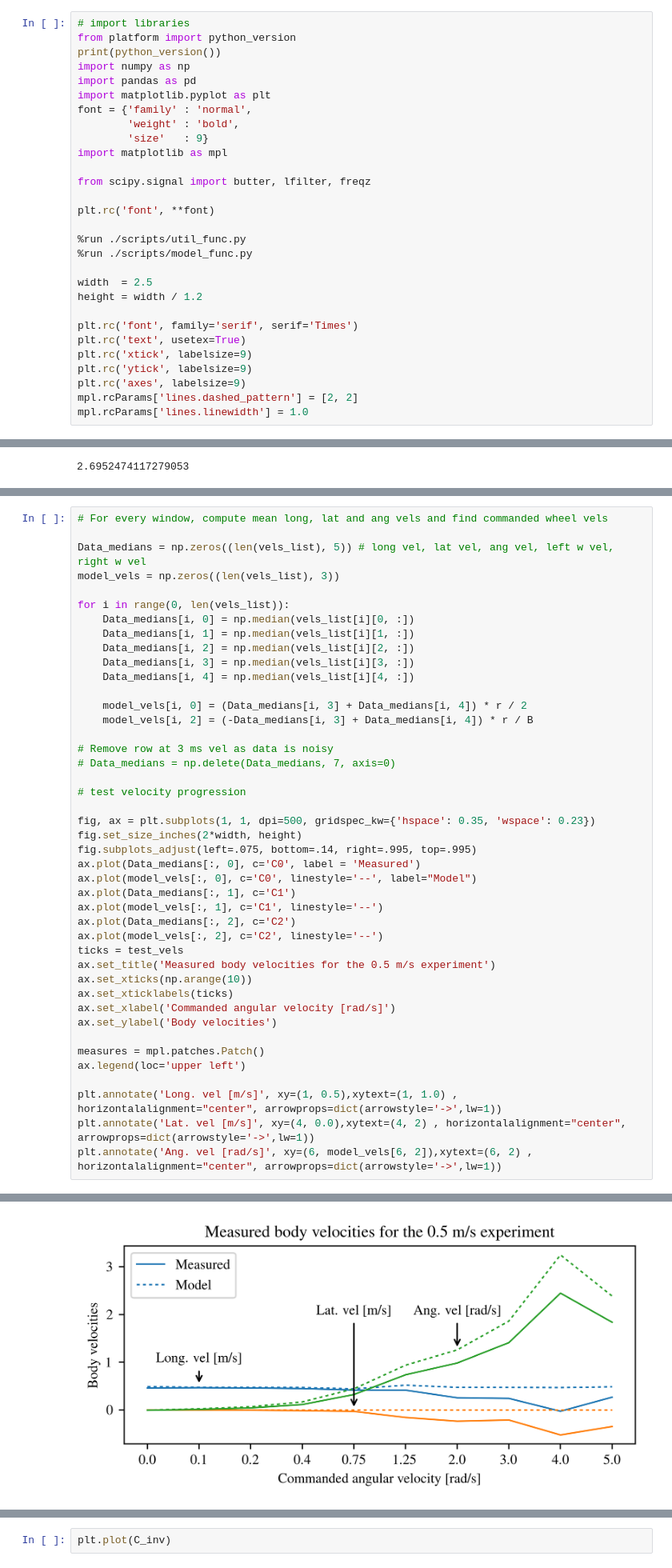
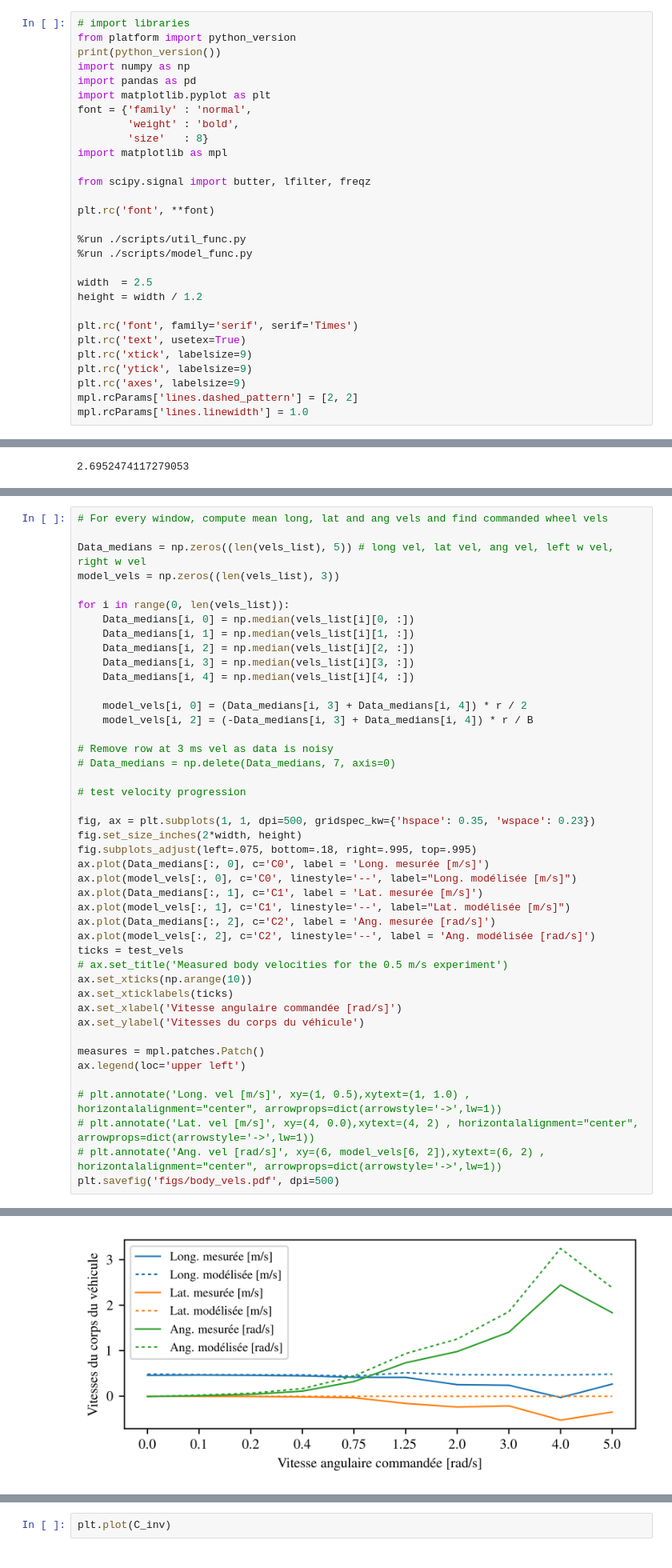
Before and after one commit to DomBaril/GSO-7107, a Jupyter notebook: Analysis.ipynb, the cells around one changed output, grey strips where cells are left out. Shown at 80% size. Drawn from its saved outputs; the diff is of its cells as text.

```diff
--- a/Analysis.ipynb
+++ b/Analysis.ipynb
@@ -7,7 +7,7 @@ import pandas as pd
 import matplotlib.pyplot as plt
 font = {'family' : 'normal',
         'weight' : 'bold',
-        'size'   : 9}
+        'size'   : 8}
 import matplotlib as mpl
 
 from scipy.signal import butter, lfilter, freqz
@@ -206,24 +206,25 @@ for i in range(0, len(vels_list)):
 
 fig, ax = plt.subplots(1, 1, dpi=500, gridspec_kw={'hspace': 0.35, 'wspace': 0.23})
 fig.set_size_inches(2*width, height)
-fig.subplots_adjust(left=.075, bottom=.14, right=.995, top=.995)
-ax.plot(Data_medians[:, 0], c='C0', label = 'Measured')
-ax.plot(model_vels[:, 0], c='C0', linestyle='--', label="Model")
-ax.plot(Data_medians[:, 1], c='C1')
-ax.plot(model_vels[:, 1], c='C1', linestyle='--')
-ax.plot(Data_medians[:, 2], c='C2')
-ax.plot(model_vels[:, 2], c='C2', linestyle='--')
+fig.subplots_adjust(left=.075, bottom=.18, right=.995, top=.995)
+ax.plot(Data_medians[:, 0], c='C0', label = 'Long. mesurée [m/s]')
+ax.plot(model_vels[:, 0], c='C0', linestyle='--', label="Long. modélisée [m/s]")
+ax.plot(Data_medians[:, 1], c='C1', label = 'Lat. mesurée [m/s]')
+ax.plot(model_vels[:, 1], c='C1', linestyle='--', label="Lat. modélisée [m/s]")
+ax.plot(Data_medians[:, 2], c='C2', label = 'Ang. mesurée [rad/s]')
+ax.plot(model_vels[:, 2], c='C2', linestyle='--', label = 'Ang. modélisée [rad/s]')
 ticks = test_vels
-ax.set_title('Measured body velocities for the 0.5 m/s experiment')
+# ax.set_title('Measured body velocities for the 0.5 m/s experiment')
 ax.set_xticks(np.arange(10))
 ax.set_xticklabels(ticks)
-ax.set_xlabel('Commanded angular velocity [rad/s]')
-ax.set_ylabel('Body velocities')
+ax.set_xlabel('Vitesse angulaire commandée [rad/s]')
+ax.set_ylabel('Vitesses du corps du véhicule')
 
 measures = mpl.patches.Patch()
 ax.legend(loc='upper left')
 
-plt.annotate('Long. vel [m/s]', xy=(1, 0.5),xytext=(1, 1.0) , horizontalalignment="center", arrowprops=dict(arrowstyle='->',lw=1))
-plt.annotate('Lat. vel [m/s]', xy=(4, 0.0),xytext=(4, 2) , horizontalalignment="center", arrowprops=dict(arrowstyle='->',lw=1))
-plt.annotate('Ang. vel [rad/s]', xy=(6, model_vels[6, 2]),xytext=(6, 2) , horizontalalignment="center", arrowprops=dict(arrowstyle='->',lw=1))
+# plt.annotate('Long. vel [m/s]', xy=(1, 0.5),xytext=(1, 1.0) , horizontalalignment="center", arrowprops=dict(arrowstyle='->',lw=1))
+# plt.annotate('Lat. vel [m/s]', xy=(4, 0.0),xytext=(4, 2) , horizontalalignment="center", arrowprops=dict(arrowstyle='->',lw=1))
+# plt.annotate('Ang. vel [rad/s]', xy=(6, model_vels[6, 2]),xytext=(6, 2) , horizontalalignment="center", arrowprops=dict(arrowstyle='->',lw=1))
+plt.savefig('figs/body_vels.pdf', dpi=500)
 # %% [output]
@@ -232,4 +231,4 @@ findfont: Font family ['serif'] not found. Falling back to DejaVu Sans.
-[figure, old version]
+[figure, new version]
 # %%
 # Compute ICR position and centripetal force
 
```
Also changed, not shown: parts of 3 cells of this notebook, 33 other files.
